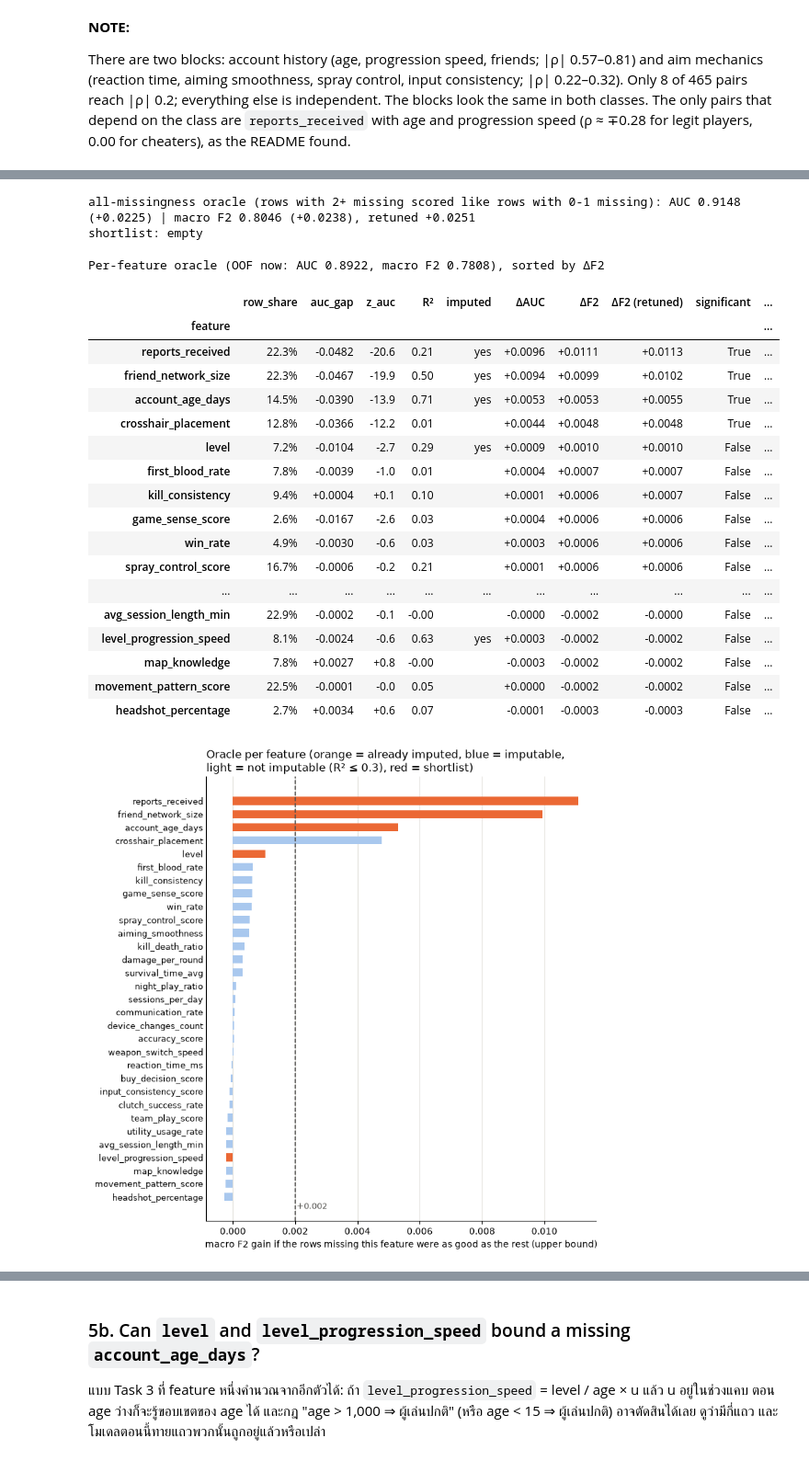
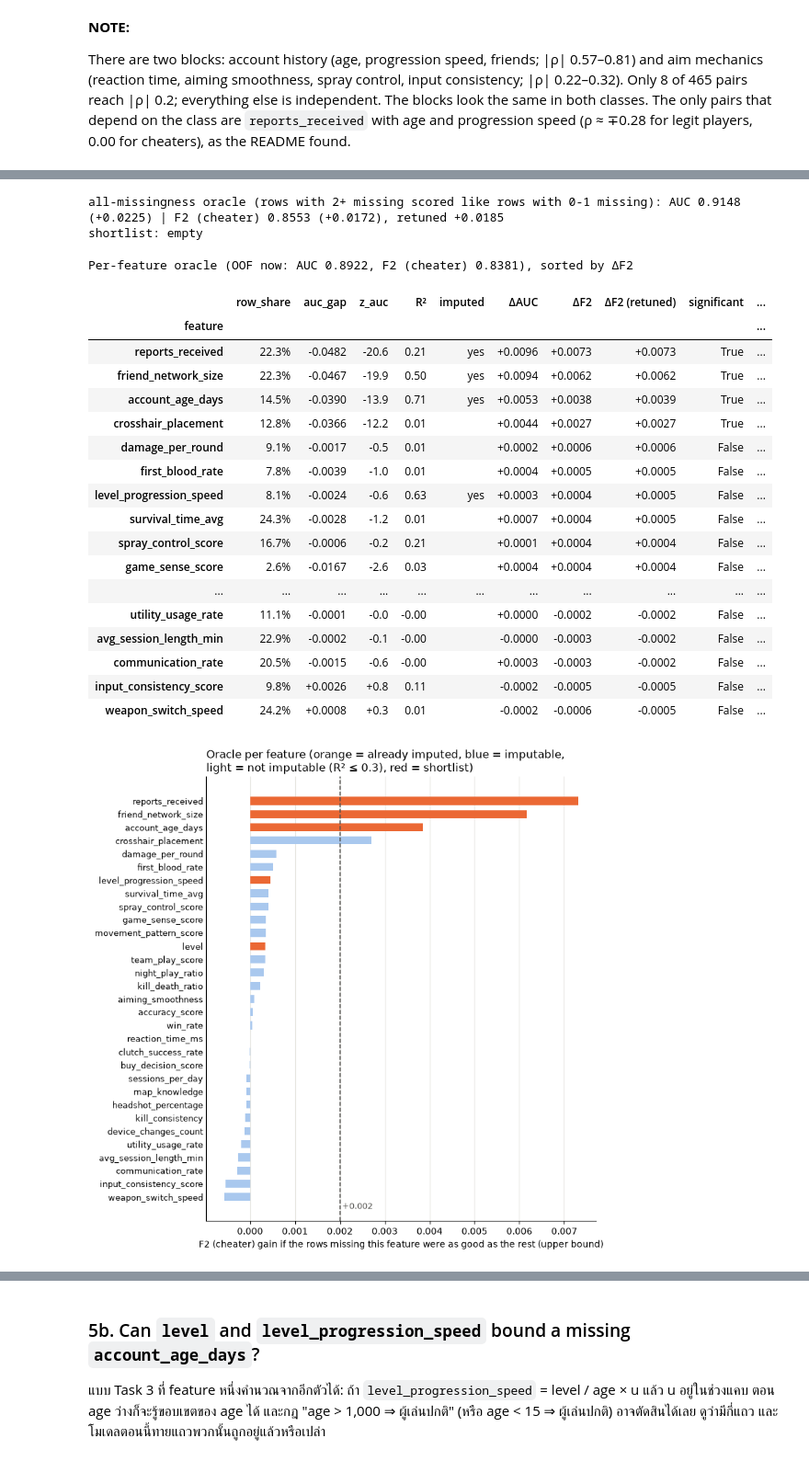
Before and after one commit to Kawi-HBLI/player-intelligence-system-cpe342, a Jupyter notebook: Task1/eda/missing_eda.ipynb, the cells around one changed output, grey strips where cells are left out. Shown at 92% size. Saved outputs shown, nothing was run; the diff lists cells and outputs as text; code cells hidden in the pictures.

Commit message:
exp(task1): missing EDA on cheater-class F2 (Kaggle metric), rebased on task1-2

```diff
--- a/Task1/eda/missing_eda.ipynb
+++ b/Task1/eda/missing_eda.ipynb
@@ -171,0 +184,29 @@ Only 1.8% of rows are complete. On average 3.7 of the 31 features are missing pe
+# %%
+GROUPS = ['0-2', '3-4', '5-6', '7+']
+grp = np.select([n_missing <= 2, n_missing <= 4, n_missing <= 6], GROUPS[:3], GROUPS[3])
+rows = []
+per_group_in = np.zeros(len(y), int)
+for g in GROUPS:
+    m = grp == g
+    t_g, f_g = _threshold(y[m], p[m])
+    per_group_in[m] = p[m] >= t_g
+    rows.append({'group': g, 'rows': int(m.sum()), 'best threshold': t_g, 'F2 at best': f_g,
+                 'F2 at global threshold': fbeta_score(y[m], pred[m], beta=2)})
+by_group = pd.DataFrame(rows).set_index('group')
+by_group['gain'] = by_group['F2 at best'] - by_group['F2 at global threshold']
+
+folds = list(StratifiedKFold(n_splits=3, shuffle=True, random_state=342).split(np.zeros(len(y)), y))  # the pipeline's folds
+honest_global, honest_group = np.zeros(len(y), int), np.zeros(len(y), int)
+for a, b in folds:
+    honest_global[b] = p[b] >= _threshold(y[a], p[a])[0]
+    for g in GROUPS:
+        ga, gb = a[grp[a] == g], b[grp[b] == g]
+        honest_group[gb] = p[gb] >= _threshold(y[ga], p[ga])[0]
+summary_1b = pd.Series({'one threshold, in-sample': f2_all, 'per group, in-sample': fbeta_score(y, per_group_in, beta=2),
+                        'one threshold, honest': fbeta_score(y, honest_global, beta=2),
+                        'per group, honest': fbeta_score(y, honest_group, beta=2)}, name='F2 (cheater)')
+print(' | '.join(f"{k} {v:.4f}" for k, v in summary_1b.items()))
+print(f"per group vs one threshold, honest: {summary_1b['per group, honest'] - summary_1b['one threshold, honest']:+.4f}")
+(by_group.style
+    .format({'rows': '{:,}', 'best threshold': '{:.3f}', 'F2 at best': '{:.4f}', 'F2 at global threshold': '{:.4f}', 'gain': '{:+.4f}'})
+    .set_caption(f'Best threshold per missing-count group (in-sample; global threshold {threshold:.3f})'))
@@ -209,7 +265,7 @@ for d in range(D):
         n1 = pos.sum(); n0 = n - n1
         null_auc[d, j] = (r[pos].sum() - n1 * (n1 + 1) / 2) / (n1 * n0)
         tp = np.sum(pos & (preds_s == 1)); fp = np.sum(m & (ys == 0) & (preds_s == 1))
-        null_f2[d, j] = macro_f2(tp, fp, n1 - tp, n0 - fp)
+        null_f2[d, j] = f2_cheater(tp, fp, n1 - tp)
     if d == 0:  # check the fast AUC against sklearn on the first draw
         chosen = np.zeros(len(y), bool); chosen[order[rank < sizes[0]]] = True
         assert abs(null_auc[0, 0] - roc_auc_score(y[chosen], p[chosen])) < 1e-6
@@ -239,7 +295,8 @@ print(f"Bonferroni p < {BONF:.4f}: AUC worse {(by_feat['sig_auc'] == 'worse').su
              'auc_missing': '{:.4f}', 'f2_missing': '{:.4f}', 'auc_gap': '{:+.4f}', 'f2_gap': '{:+.4f}',
              'p_auc': '{:.4f}', 'z_auc': '{:+.1f}', 'p_f2': '{:.4f}', 'z_f2': '{:+.1f}'})
     .bar(subset='z_auc', align=0, color=[RED, BLUE])
-    .set_caption(f'OOF score where each feature is missing vs present (AUC present ≈ {by_feat.auc_present.median():.4f}), sorted by z (AUC)'))
+    .set_caption(f'OOF score where each feature is missing vs present (f2 = F2 of the cheater class at threshold {threshold:.3f}; '
+                 f'AUC present ≈ {by_feat.auc_present.median():.4f}), sorted by z (AUC)'))
 # %% [output]
 p < 0.05 (no correction): AUC 6, F2 6 of 31 features | chance alone: 1.6 expected, up to 4 in 95% of cases
 Bonferroni p < 0.0016: AUC worse 4, better 0 | F2 worse 4, better 0 (chance alone: 0.05)
@@ -472,7 +529,7 @@ def oracle(target_rows, source_rows, reps=10, seed=342):
         for k in (0, 1):
             t, s = target_rows & (y == k), source_rows & (y == k)
             q[t] = rng.choice(p[s], t.sum())
-        out.append((roc_auc_score(y, q), fbeta_score(y, q >= threshold, beta=2, average='macro'), _threshold(y, q)[1]))
+        out.append((roc_auc_score(y, q), fbeta_score(y, q >= threshold, beta=2), _threshold(y, q)[1]))
     return np.mean(out, axis=0)
 
 
@@ -490,52 +547,52 @@ table = table.drop(columns='sig_auc').sort_values('ΔF2', ascending=False)
 
 total = oracle(n_missing >= 2, n_missing <= 1)
 print(f"all-missingness oracle (rows with 2+ missing scored like rows with 0-1 missing): "
-      f"AUC {total[0]:.4f} ({total[0] - auc_all:+.4f}) | macro F2 {total[1]:.4f} ({total[1] - f2_all:+.4f}), retuned {total[2] - f2_all:+.4f}")
+      f"AUC {total[0]:.4f} ({total[0] - auc_all:+.4f}) | F2 (cheater) {total[1]:.4f} ({total[1] - f2_all:+.4f}), retuned {total[2] - f2_all:+.4f}")
 print(f"shortlist: {list(table.index[table['shortlist']]) or 'empty'}")
 
 (table.style
     .format({'row_share': '{:.1%}', 'auc_gap': '{:+.4f}', 'z_auc': '{:+.1f}', 'R²': '{:.2f}',
              'ΔAUC': '{:+.4f}', 'ΔF2': '{:+.4f}', 'ΔF2 (retuned)': '{:+.4f}'})
     .bar(subset='ΔF2', color='#86b6ef', vmin=0)
-    .set_caption(f'Per-feature oracle (OOF now: AUC {auc_all:.4f}, macro F2 {f2_all:.4f}), sorted by ΔF2'))
+    .set_caption(f'Per-feature oracle (OOF now: AUC {auc_all:.4f}, F2 (cheater) {f2_all:.4f}), sorted by ΔF2'))
 # %% [output]
-all-missingness oracle (rows with 2+ missing scored like rows with 0-1 missing): AUC 0.9148 (+0.0225) | macro F2 0.8046 (+0.0238), retuned +0.0251
+all-missingness oracle (rows with 2+ missing scored like rows with 0-1 missing): AUC 0.9148 (+0.0225) | F2 (cheater) 0.8553 (+0.0172), retuned +0.0185
 shortlist: empty
-Per-feature oracle (OOF now: AUC 0.8922, macro F2 0.7808), sorted by ΔF2
+Per-feature oracle (OOF now: AUC 0.8922, F2 (cheater) 0.8381), sorted by ΔF2
 |  | row_share | auc_gap | z_auc | R² | imputed | ΔAUC | ΔF2 | ΔF2 (retuned) | significant | ... |
 | feature |  |  |  |  |  |  |  |  |  | ... |
-| reports_received | 22.3% | -0.0482 | -20.6 | 0.21 | yes | +0.0096 | +0.0111 | +0.0113 | True | ... |
-| friend_network_size | 22.3% | -0.0467 | -19.9 | 0.50 | yes | +0.0094 | +0.0099 | +0.0102 | True | ... |
-| account_age_days | 14.5% | -0.0390 | -13.9 | 0.71 | yes | +0.0053 | +0.0053 | +0.0055 | True | ... |
-| crosshair_placement | 12.8% | -0.0366 | -12.2 | 0.01 |  | +0.0044 | +0.0048 | +0.0048 | True | ... |
-| level | 7.2% | -0.0104 | -2.7 | 0.29 | yes | +0.0009 | +0.0010 | +0.0010 | False | ... |
-| first_blood_rate | 7.8% | -0.0039 | -1.0 | 0.01 |  | +0.0004 | +0.0007 | +0.0007 | False | ... |
-| kill_consistency | 9.4% | +0.0004 | +0.1 | 0.10 |  | +0.0001 | +0.0006 | +0.0007 | False | ... |
-| game_sense_score | 2.6% | -0.0167 | -2.6 | 0.03 |  | +0.0004 | +0.0006 | +0.0006 | False | ... |
-| win_rate | 4.9% | -0.0030 | -0.6 | 0.03 |  | +0.0003 | +0.0006 | +0.0006 | False | ... |
-| spray_control_score | 16.7% | -0.0006 | -0.2 | 0.21 |  | +0.0001 | +0.0006 | +0.0006 | False | ... |
+| reports_received | 22.3% | -0.0482 | -20.6 | 0.21 | yes | +0.0096 | +0.0073 | +0.0073 | True | ... |
+| friend_network_size | 22.3% | -0.0467 | -19.9 | 0.50 | yes | +0.0094 | +0.0062 | +0.0062 | True | ... |
+| account_age_days | 14.5% | -0.0390 | -13.9 | 0.71 | yes | +0.0053 | +0.0038 | +0.0039 | True | ... |
+| crosshair_placement | 12.8% | -0.0366 | -12.2 | 0.01 |  | +0.0044 | +0.0027 | +0.0027 | True | ... |
+| damage_per_round | 9.1% | -0.0017 | -0.5 | 0.01 |  | +0.0002 | +0.0006 | +0.0006 | False | ... |
+| first_blood_rate | 7.8% | -0.0039 | -1.0 | 0.01 |  | +0.0004 | +0.0005 | +0.0005 | False | ... |
+| level_progression_speed | 8.1% | -0.0024 | -0.6 | 0.63 | yes | +0.0003 | +0.0004 | +0.0005 | False | ... |
+| survival_time_avg | 24.3% | -0.0028 | -1.2 | 0.01 |  | +0.0007 | +0.0004 | +0.0005 | False | ... |
+| spray_control_score | 16.7% | -0.0006 | -0.2 | 0.21 |  | +0.0001 | +0.0004 | +0.0004 | False | ... |
+| game_sense_score | 2.6% | -0.0167 | -2.6 | 0.03 |  | +0.0004 | +0.0004 | +0.0004 | False | ... |
 | ... | ... | ... | ... | ... | ... | ... | ... | ... | ... | ... |
-| avg_session_length_min | 22.9% | -0.0002 | -0.1 | -0.00 |  | -0.0000 | -0.0002 | -0.0000 | False | ... |
-| level_progression_speed | 8.1% | -0.0024 | -0.6 | 0.63 | yes | +0.0003 | -0.0002 | -0.0002 | False | ... |
-| map_knowledge | 7.8% | +0.0027 | +0.8 | -0.00 |  | -0.0003 | -0.0002 | -0.0002 | False | ... |
-| movement_pattern_score | 22.5% | -0.0001 | -0.0 | 0.05 |  | +0.0000 | -0.0002 | -0.0002 | False | ... |
-| headshot_percentage | 2.7% | +0.0034 | +0.6 | 0.07 |  | -0.0001 | -0.0003 | -0.0003 | False | ... |
+| utility_usage_rate | 11.1% | -0.0001 | -0.0 | -0.00 |  | +0.0000 | -0.0002 | -0.0002 | False | ... |
+| avg_session_length_min | 22.9% | -0.0002 | -0.1 | -0.00 |  | -0.0000 | -0.0003 | -0.0002 | False | ... |
+| communication_rate | 20.5% | -0.0015 | -0.6 | -0.00 |  | +0.0003 | -0.0003 | -0.0002 | False | ... |
+| input_consistency_score | 9.8% | +0.0026 | +0.8 | 0.11 |  | -0.0002 | -0.0005 | -0.0005 | False | ... |
+| weapon_switch_speed | 24.2% | +0.0008 | +0.3 | 0.01 |  | -0.0002 | -0.0006 | -0.0005 | False | ... |
 # %%
 t = table.sort_values('ΔF2')
 fig, ax = plt.subplots(figsize=(8, 8))
 colours = [RED if s else ORANGE if i == 'yes' else BLUE if imp else '#a9c8ee'
            for s, i, imp in zip(t['shortlist'], t['imputed'], t['imputable'])]
 ax.barh(t.index, t['ΔF2'], height=0.6, color=colours)
 ax.axvline(0.002, color=INK, linestyle='--', linewidth=1.2)
 ax.text(0.00205, -0.9, '+0.002', fontsize=9, color=INK)
-ax.set_xlabel('macro F2 gain if the rows missing this feature were as good as the rest (upper bound)')
+ax.set_xlabel('F2 (cheater) gain if the rows missing this feature were as good as the rest (upper bound)')
 ax.set_title('Oracle per feature (orange = already imputed, blue = imputable,\nlight = not imputable (R² ≤ 0.3), red = shortlist)', loc='left')
 ax.tick_params(axis='y', length=0, labelsize=9)
 tidy(ax, 'x')
 plt.tight_layout()
 plt.show()
 # %% [output]
-[figure, old version]
+[figure, new version]
 # %% [markdown]
 **NOTE:**
 
```
Also changed, not shown: parts of 25 cells of this notebook, 1 other file.
